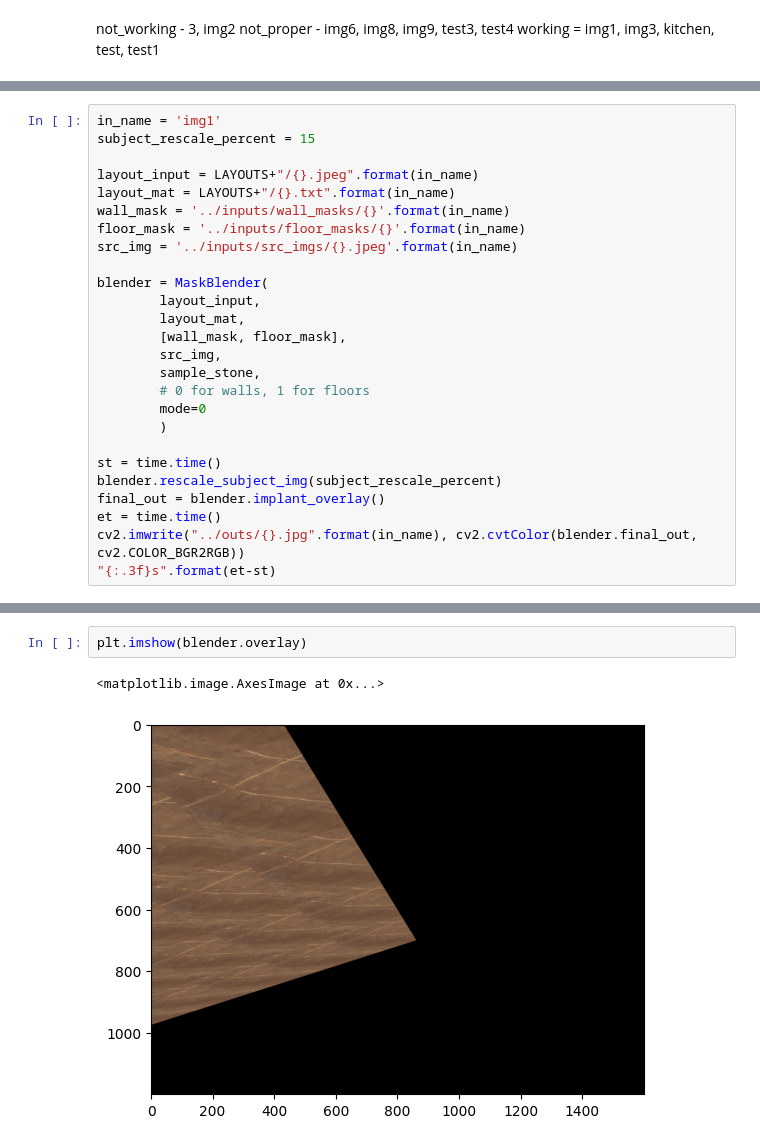
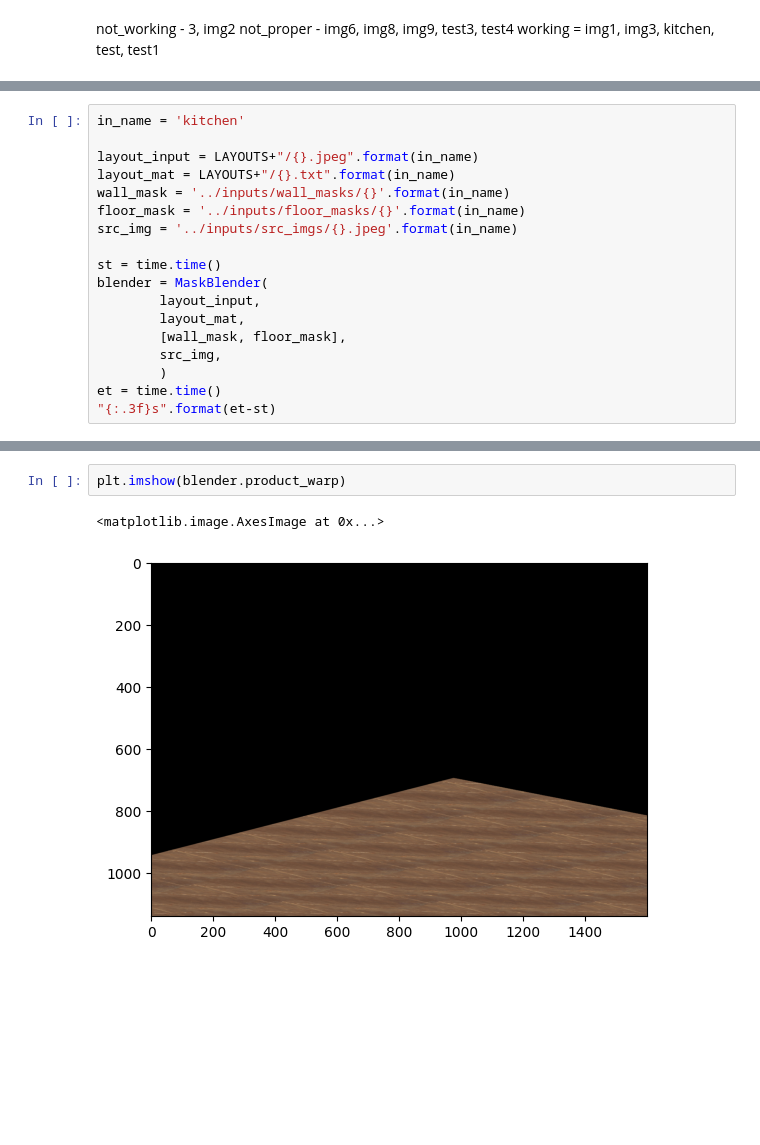
Before and after one commit to Karan-00-11/mfs, a Jupyter notebook: overlaying/overlayer.ipynb, the cells around one changed output, grey strips where cells are left out. Cells and saved outputs as stored; diff of their text form; blank space fills up the shorter version.

Commit message:
floor replacement done and dusted

```diff
--- a/overlaying/overlayer.ipynb
+++ b/overlaying/overlayer.ipynb
@@ -301,6 +276,5 @@ get_rectangles(layout_input, layout_mat)
 # %%
-in_name = 'img1'
-subject_rescale_percent = 15
+in_name = 'kitchen'
 
 layout_input = LAYOUTS+"/{}.jpeg".format(in_name)
 layout_mat = LAYOUTS+"/{}.txt".format(in_name)
@@ -308,20 +282,13 @@ wall_mask = '../inputs/wall_masks/{}'.format(in_name)
 floor_mask = '../inputs/floor_masks/{}'.format(in_name)
 src_img = '../inputs/src_imgs/{}.jpeg'.format(in_name)
 
+st = time.time()
 blender = MaskBlender(
         layout_input,
         layout_mat,
         [wall_mask, floor_mask],
         src_img,
-        sample_stone,
-        # 0 for walls, 1 for floors
-        mode=0
         )
-
-st = time.time()
-blender.rescale_subject_img(subject_rescale_percent)
-final_out = blender.implant_overlay()
 et = time.time()
-cv2.imwrite("../outs/{}.jpg".format(in_name), cv2.cvtColor(blender.final_out, cv2.COLOR_BGR2RGB))
 "{:.3f}s".format(et-st)
 # %% [output]
@@ -340,5 +313,5 @@ cv2.imwrite("../outs/{}.jpg".format(in_name), cv2.cvtColor(blender.final_out, cv
 # %%
-plt.imshow(blender.overlay)
+plt.imshow(blender.product_warp)
 # %% [output]
 <matplotlib.image.AxesImage at 0x...>
-[figure, old version]
+[figure, new version]
```
Also changed, not shown: parts of 5 cells of this notebook, 1 other file.
